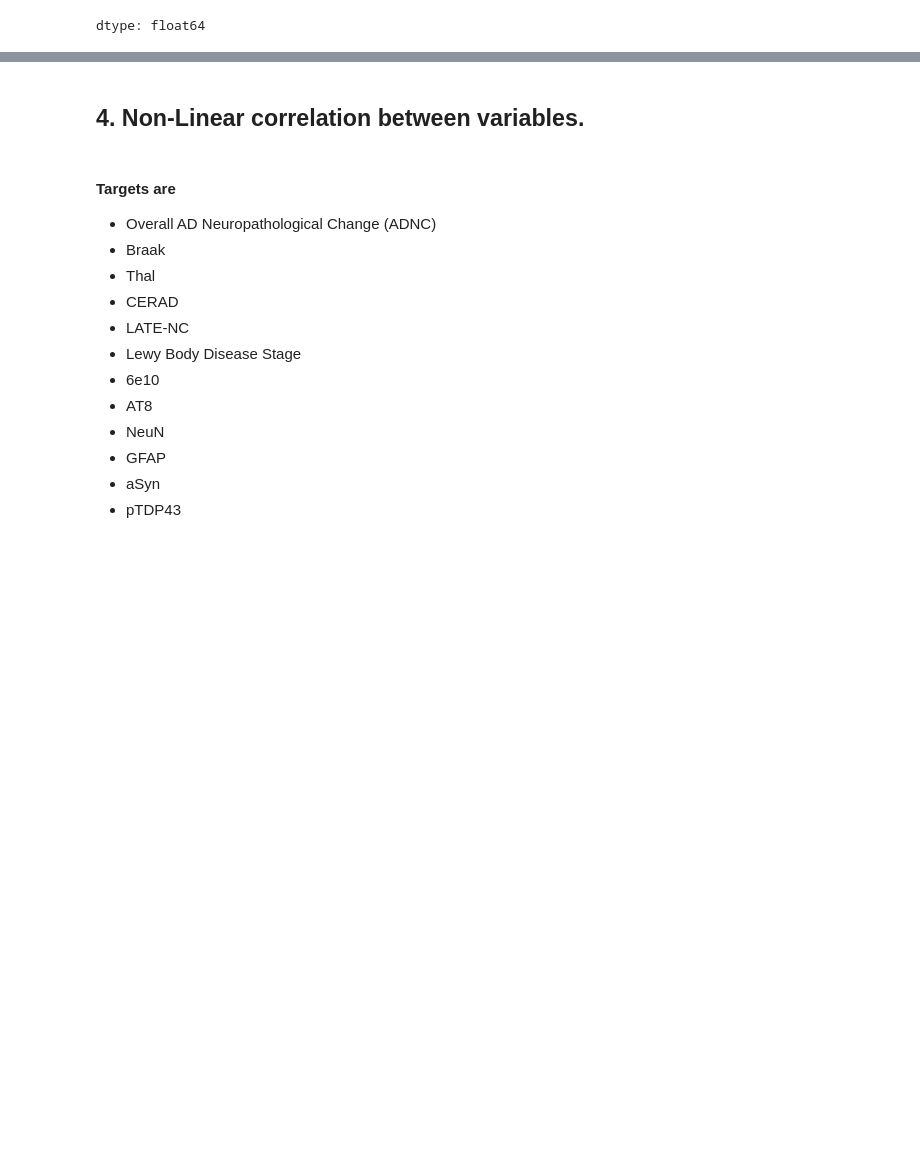
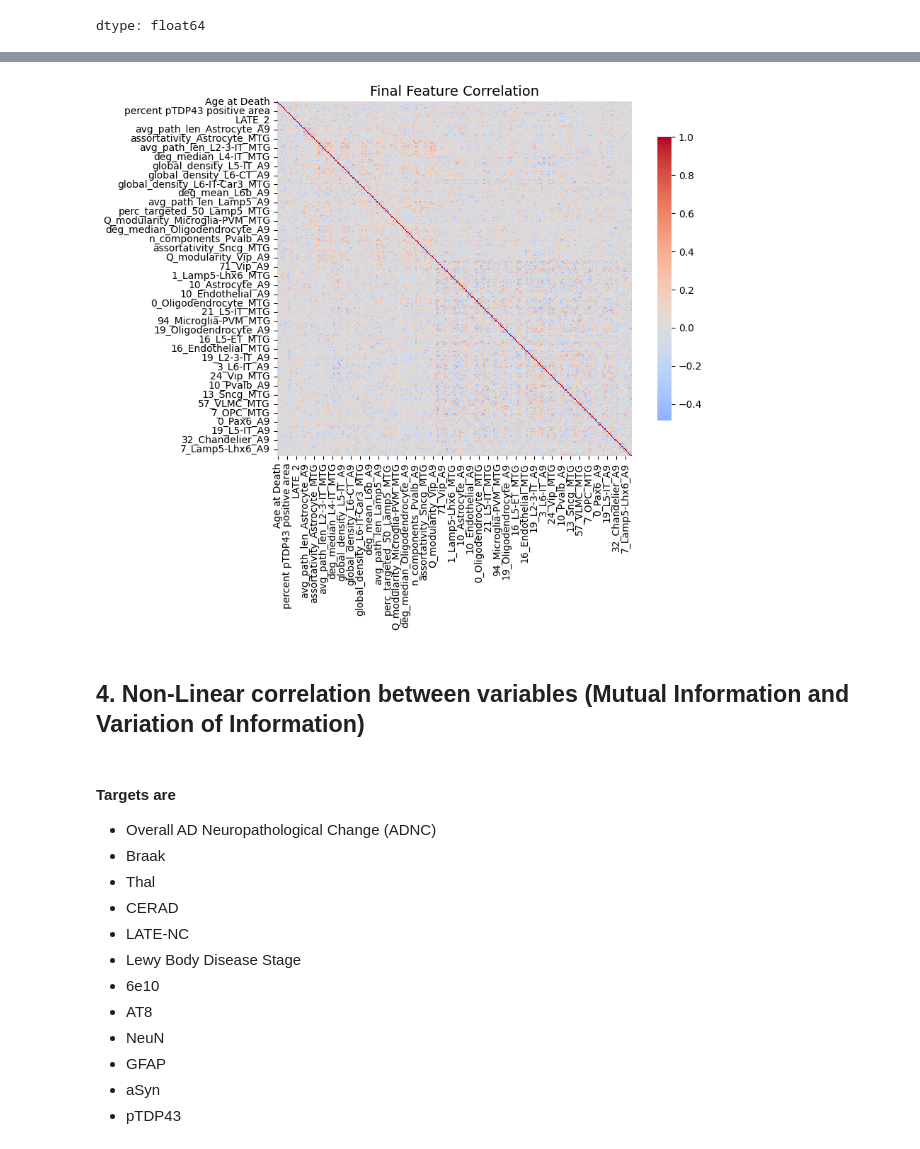
Before and after one commit to paulinapglz99/Feature-Selection-DREAMAD, a Jupyter notebook: EDA.ipynb, the cells around one changed output, grey strips where cells are left out. Cells and saved outputs as stored; diff of their text form; code cells hidden in the pictures; blank space fills up the shorter version.

```diff
--- a/EDA.ipynb
+++ b/EDA.ipynb
@@ -614,0 +992,2 @@ plt.show()
+# %%
+result = feature_selection_corr(data, zscore_threshold=2.0)
@@ -614,0 +1023,24 @@ plt.show()
+# %%
+import seaborn as sns
+import matplotlib.pyplot as plt
+corr_matrix = result["corr_matrix"]
+
+def plot_corrmatrix(corr_matrix, figsize=(10,8), cmap="coolwarm", title="Correlation Matrix"):
+    """
+    Dibuja un corrplot (heatmap) a partir de una matriz de correlación cuadrada.
+    """
+    plt.figure(figsize=figsize)
+    sns.heatmap(
+        corr_matrix,
+        cmap=cmap,
+        annot=False,   # Si quieres los valores, cambia a True
+        center=0,
+        square=True,
+        cbar_kws={"shrink": .8}
+    )
+    plt.title(title, fontsize=14)
+    plt.tight_layout()
+    plt.show()
+plot_corrmatrix(corr_matrix, title="Final Feature Correlation")
+# %% [output]
+[figure, added]
@@ -615,5 +1060,5 @@ plt.show()
 # %% [markdown]
-## 4. Non-Linear correlation between variables.
+## 4. Non-Linear correlation between variables (Mutual Information and Variation of Information)
 # %% [markdown]
 #### Targets are
 
```
Also changed, not shown: parts of 61 cells of this notebook.
